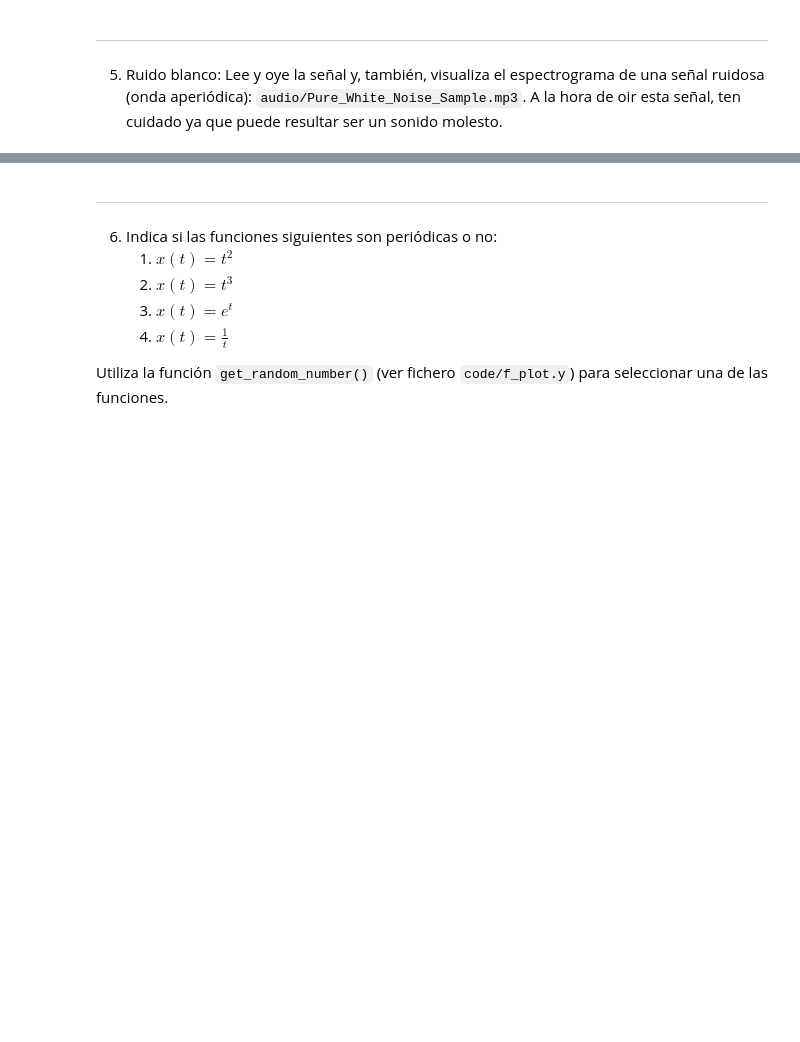
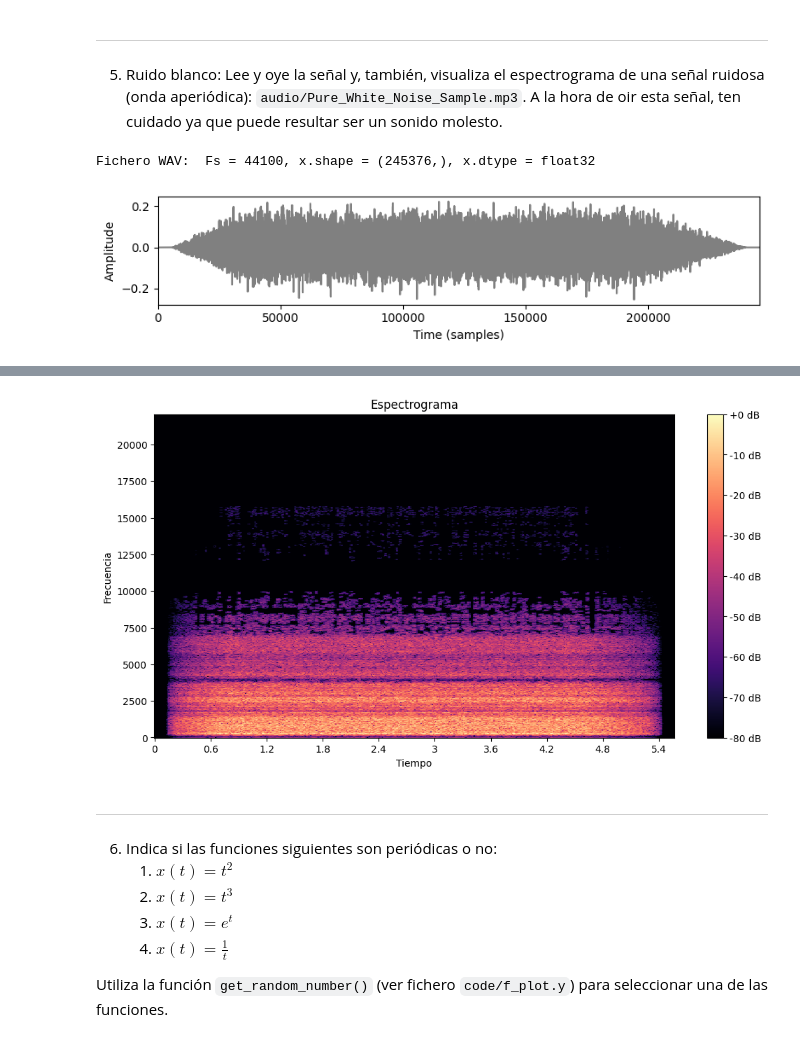
Before and after one commit to alanglk/KISA, a Jupyter notebook: src/PIS/labs/0.ejerciciosIntroduccion.ipynb, the cells around one changed output, grey strips where cells are left out. Saved outputs shown, nothing was run; the diff lists cells and outputs as text; code cells hidden in the pictures; blank space fills up the shorter version.

```diff
--- a/src/PIS/labs/0.ejerciciosIntroduccion.ipynb
+++ b/src/PIS/labs/0.ejerciciosIntroduccion.ipynb
@@ -194,3 +200,22 @@ print(seleccionada)
 5. Ruido blanco: Lee y oye la señal y, también, visualiza el espectrograma de una señal ruidosa (onda aperiódica): `audio/Pure_White_Noise_Sample.mp3`. A la hora de oir esta señal, ten cuidado ya que puede resultar ser un sonido molesto.
 # %%
 # Lee y oye la señal. Visualiza su espectro.
+fn_wav = os.path.join('audio', 'Pure_White_Noise_Sample.mp3')
+audio, sr = librosa.load(fn_wav, sr=None, duration=6.0) # Audio time series, sample rate
+print_plot_play(x, sr, text='Fichero WAV: ')
+
+# Visualizar el espectro de la señal
+S = librosa.stft(audio) # Espectrograma con STFT
+S_db = librosa.amplitude_to_db(np.abs(S), ref=np.max)
+
+# Graficar el espectrograma
+plt.figure(figsize=(12, 6))
+librosa.display.specshow(S_db, sr=sr, x_axis='time', y_axis='hz', cmap='magma')
+plt.colorbar(format="%+2.0f dB")
+plt.title("Espectrograma")
+plt.xlabel("Tiempo")
+plt.ylabel("Frecuencia")
+plt.show()
+# %% [output]
+Fichero WAV:  Fs = 44100, x.shape = (245376,), x.dtype = float32
+[figure, added]
@@ -197,3 +223,4 @@ print(seleccionada)
+[figure, added]
 # %% [markdown]
 <hr style="border: 1px solid green" />
 # %% [markdown]
```
Also changed, not shown: parts of 7 cells of this notebook.
